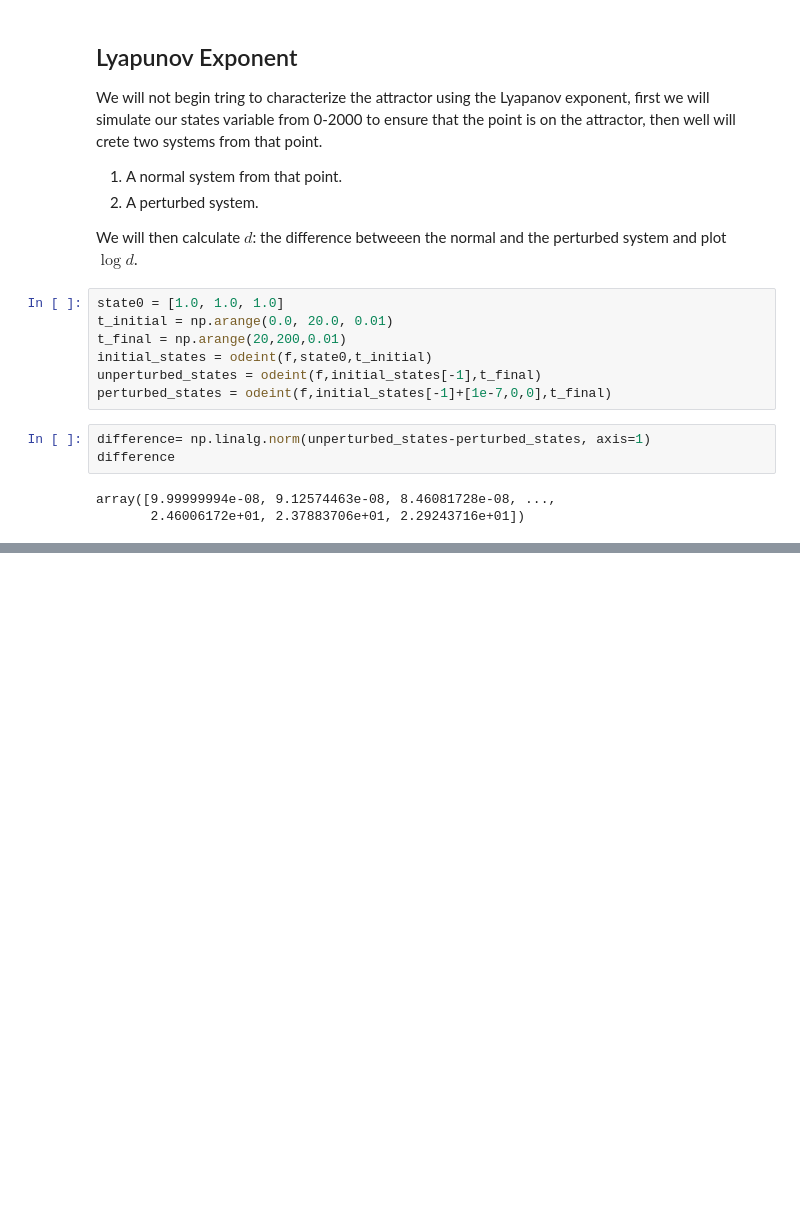
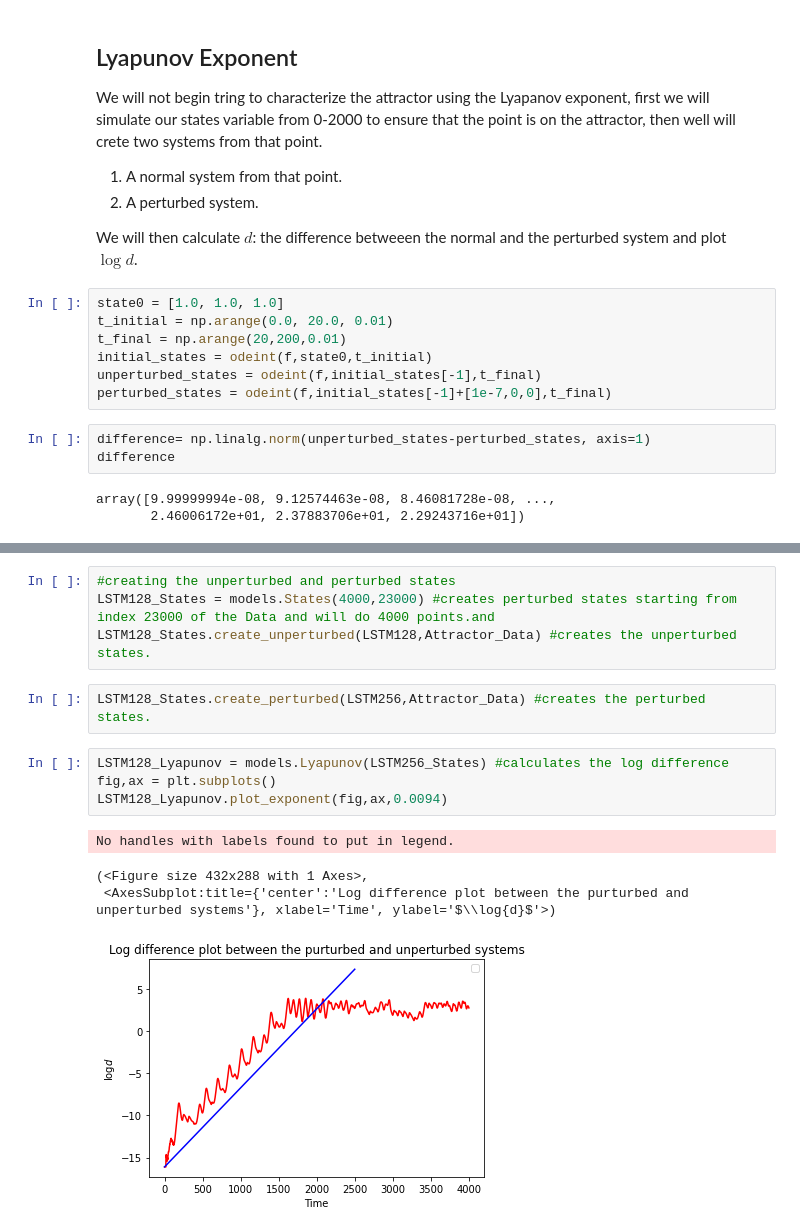
Before and after one commit to SheilKumar/DynamicSystemRNNs, a Jupyter notebook: DynamicSystems.ipynb, the cells around one changed output, grey strips where cells are left out. Saved outputs shown, nothing was run; the diff lists cells and outputs as text; blank space fills up the shorter version.

```diff
--- a/DynamicSystems.ipynb
+++ b/DynamicSystems.ipynb
@@ -613,0 +658,15 @@ tensorflow.python.keras.engine.sequential.Sequential
+# %%
+#creating the unperturbed and perturbed states
+LSTM128_States = models.States(4000,23000) #creates perturbed states starting from index 23000 of the Data and will do 4000 points.and
+LSTM128_States.create_unperturbed(LSTM128,Attractor_Data) #creates the unperturbed states.
+# %%
+LSTM128_States.create_perturbed(LSTM256,Attractor_Data) #creates the perturbed states.
+# %%
+LSTM128_Lyapunov = models.Lyapunov(LSTM256_States) #calculates the log difference
+fig,ax = plt.subplots()
+LSTM128_Lyapunov.plot_exponent(fig,ax,0.0094)
+# %% [output]
+No handles with labels found to put in legend.
+(<Figure size 432x288 with 1 Axes>,
+ <AxesSubplot:title={'center':'Log difference plot between the purturbed and unperturbed systems'}, xlabel='Time', ylabel='$\\log{d}$'>)
+[figure, added]
```
Also changed, not shown: parts of 21 cells of this notebook, 1 other file.
